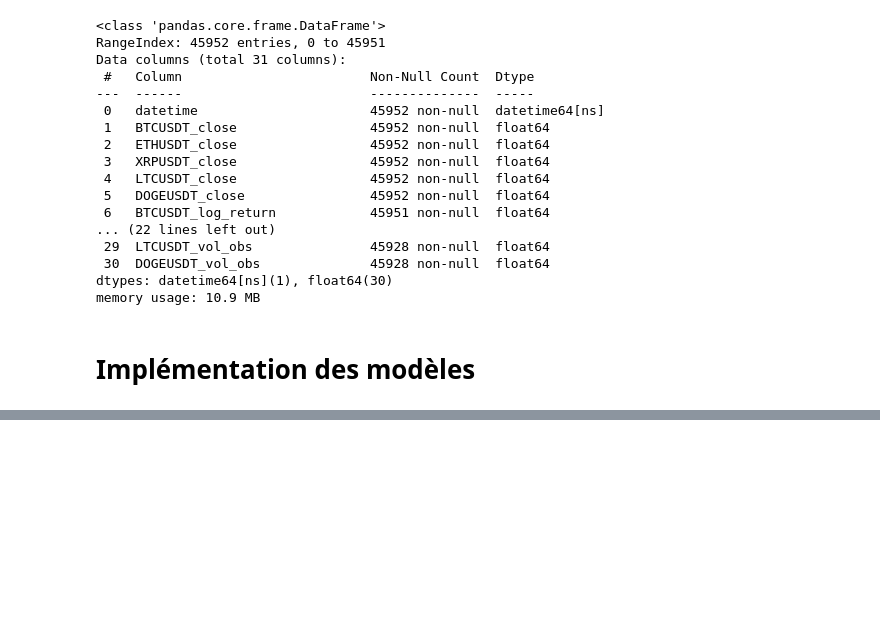
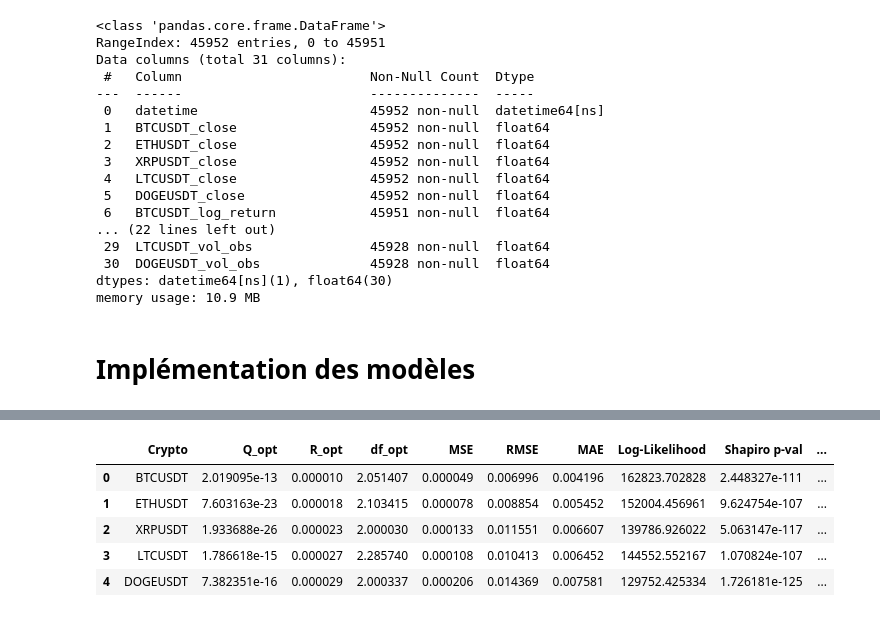
Before and after one commit to KADA-SEDODE/kalman-crypto-forecast, a Jupyter notebook: Code/Programme.ipynb, the cells around one changed output, grey strips where cells are left out. Saved outputs shown, nothing was run; the diff lists cells and outputs as text; code cells hidden in the pictures; blank space fills up the shorter version.

```diff
--- a/Code/Programme.ipynb
+++ b/Code/Programme.ipynb
@@ -315,0 +786,85 @@ memory usage: 10.9 MB
+# %%
+import numpy as np
+import pandas as pd
+from scipy.optimize import minimize
+from scipy.stats import t, norm, shapiro, jarque_bera
+from statsmodels.stats.diagnostic import acorr_ljungbox
+
+cryptos = ['BTCUSDT', 'ETHUSDT', 'XRPUSDT', 'LTCUSDT', 'DOGEUSDT']
+results = []
+
+for crypto in cryptos:
+    print(f"Kalman robuste – {crypto}")
+
+    y = df_cryto_prepared[f'{crypto}_log_return'].dropna().values
+    n = len(y)
+
+    # Étape 1 : Estimation des paramètres Q, R, df via log-likelihood robustifiée
+    def kalman_robust_loglike(params):
+        Q, R, df = np.exp(params[0]), np.exp(params[1]), np.exp(params[2]) + 2
+        x_pred = 0.0
+        P_pred = 1.0
+        loglike = 0.0
+        for t_ in range(len(y)):
+            y_pred = x_pred
+            S = P_pred + R
+            err = y[t_] - y_pred
+            scale = np.sqrt(S)
+            loglike += t.logpdf(err / scale, df=df, loc=0, scale=1) - np.log(scale)
+            K = P_pred / S
+            x_pred = x_pred + K * err
+            P_pred = (1 - K) * P_pred + Q
+        return -loglike
+
+    # Optimisation
+    res = minimize(kalman_robust_loglike, x0=np.log([1e-4, 1e-2, 4]), method='L-BFGS-B')
+    opt_Q, opt_R, opt_df = np.exp(res.x[0]), np.exp(res.x[1]), np.exp(res.x[2]) + 2
+
+    # Étape 2 : Filtrage avec paramètres optimisés
+    x_filt = np.zeros(n)
+    P_filt = np.zeros(n)
+    x_pred = np.zeros(n)
+    P_pred = np.zeros(n)
+
+    x_pred[0] = 0.0
+    P_pred[0] = 1.0
+
+    for t_ in range(1, n):
+        P_pred[t_] = P_filt[t_-1] + opt_Q
+        x_pred[t_] = x_filt[t_-1]
+        y_pred = x_pred[t_]
+        S = P_pred[t_] + opt_R
+        K = P_pred[t_] / S
+        x_filt[t_] = x_pred[t_] + K * (y[t_] - y_pred)
+        P_filt[t_] = (1 - K) * P_pred[t_]
+
+    # Résidus
+    residuals = y - x_filt
+    mse = np.mean(residuals**2)
+    rmse = np.sqrt(mse)
+    mae = np.mean(np.abs(residuals))
+
+    log_likelihood = np.sum(norm.logpdf(residuals, loc=0, scale=np.std(residuals)))
+    shapiro_p = shapiro(residuals)[1]
+    jb_p = jarque_bera(residuals)[1]
+    lb_p = acorr_ljungbox(residuals, lags=[10], return_df=True)['lb_pvalue'].values[0]
+
+    # Résultat
+    results.append({
+        "Crypto": crypto,
+        "Q_opt": opt_Q,
+        "R_opt": opt_R,
+        "df_opt": opt_df,
+        "MSE": mse,
+        "RMSE": rmse,
+        "MAE": mae,
+        "Log-Likelihood": log_likelihood,
+        "Shapiro p-val": shapiro_p,
+        "JB p-val": jb_p,
+        "Ljung-Box p-val": lb_p
+    })
+
+# Résumé des résultats
+df_kalman_robust = pd.DataFrame(results)
+display(df_kalman_robust)
+# %% [output]
@@ -315,0 +876,6 @@ memory usage: 10.9 MB
+|  | Crypto | Q_opt | R_opt | df_opt | MSE | RMSE | MAE | Log-Likelihood | Shapiro p-val | ... |
+| 0 | BTCUSDT | 2.019095e-13 | 0.000010 | 2.051407 | 0.000049 | 0.006996 | 0.004196 | 162823.702828 | 2.448327e-111 | ... |
+| 1 | ETHUSDT | 7.603163e-23 | 0.000018 | 2.103415 | 0.000078 | 0.008854 | 0.005452 | 152004.456961 | 9.624754e-107 | ... |
+| 2 | XRPUSDT | 1.933688e-26 | 0.000023 | 2.000030 | 0.000133 | 0.011551 | 0.006607 | 139786.926022 | 5.063147e-117 | ... |
+| 3 | LTCUSDT | 1.786618e-15 | 0.000027 | 2.285740 | 0.000108 | 0.010413 | 0.006452 | 144552.552167 | 1.070824e-107 | ... |
+| 4 | DOGEUSDT | 7.382351e-16 | 0.000029 | 2.000337 | 0.000206 | 0.014369 | 0.007581 | 129752.425334 | 1.726181e-125 | ... |
```
Also changed, not shown: parts of 20 cells of this notebook, 1 other file.
